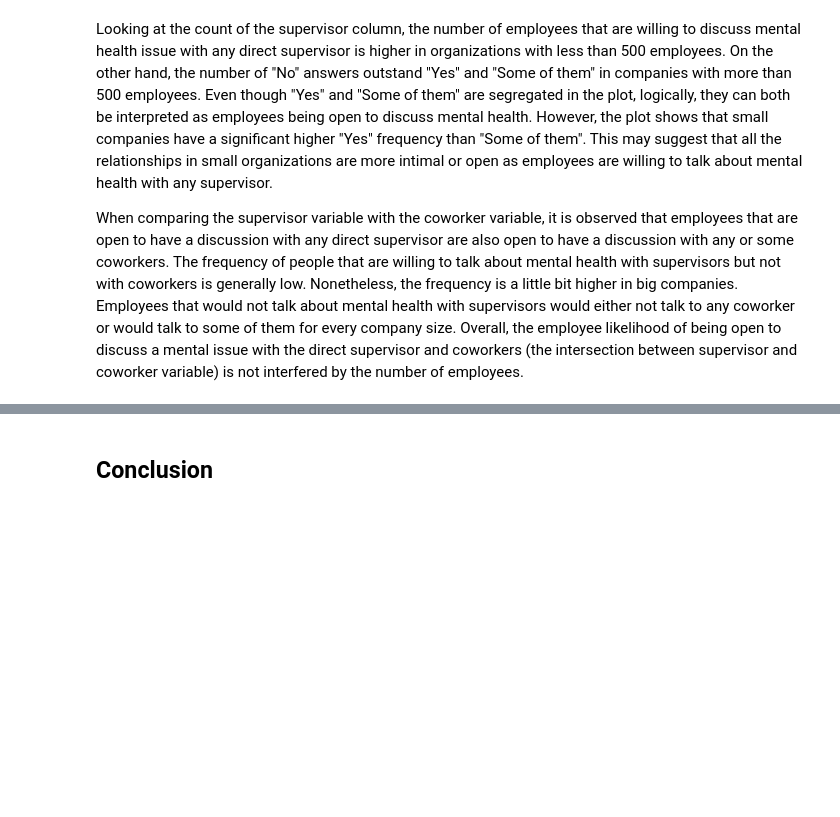
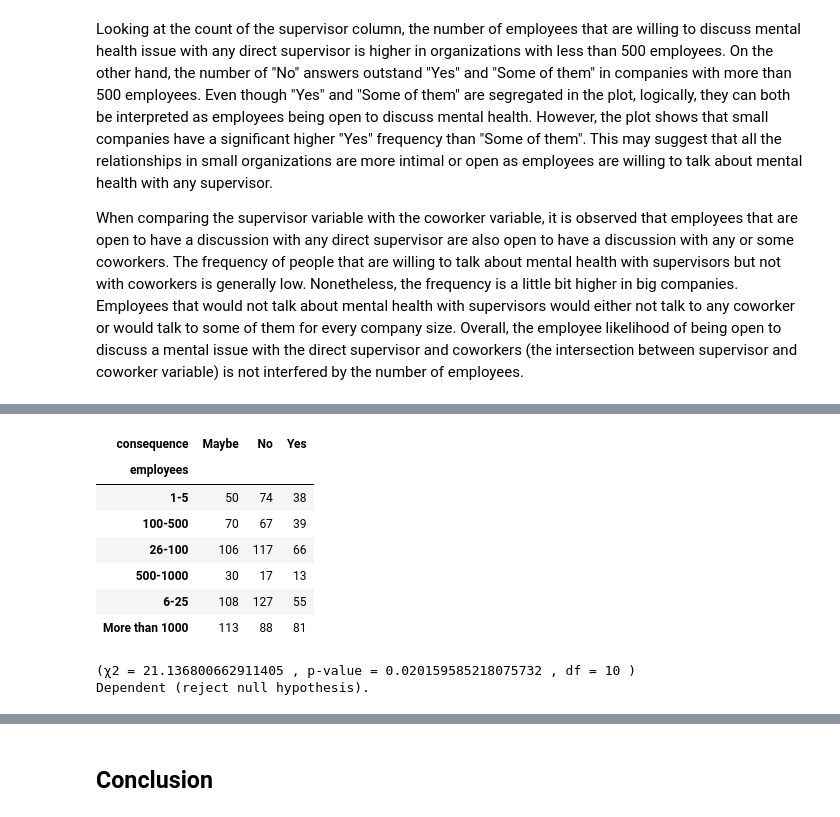
Before and after one commit to cltomiyama/MentalHealthSurvey_analysis, a Jupyter notebook: analysis/carolina/analysis_notebook.ipynb, the cells around one changed output, grey strips where cells are left out. Drawn from its saved outputs; the diff is of its cells as text; code cells hidden in the pictures; blank space fills up the shorter version.

```diff
--- a/analysis/carolina/analysis_notebook.ipynb
+++ b/analysis/carolina/analysis_notebook.ipynb
@@ -565,0 +585,17 @@ When comparing the supervisor variable with the coworker variable, it is observe
+# %%
+noe_mhc_crosstab= pd.crosstab(noe, mhc, margins= False)
+noe_mhc_crosstab
+# %% [output]
+| consequence | Maybe | No | Yes |
+| employees |  |  |  |
+| 1-5 | 50 | 74 | 38 |
+| 100-500 | 70 | 67 | 39 |
+| 26-100 | 106 | 117 | 66 |
+| 500-1000 | 30 | 17 | 13 |
+| 6-25 | 108 | 127 | 55 |
+| More than 1000 | 113 | 88 | 81 |
+# %%
+chi_sq(noe_mhc_crosstab)
+# %% [output]
+(χ2 = 21.136800662911405 , p-value = 0.020159585218075732 , df = 10 )
+Dependent (reject null hypothesis).
```
Also changed, not shown: parts of 17 cells of this notebook, 4 other files.
